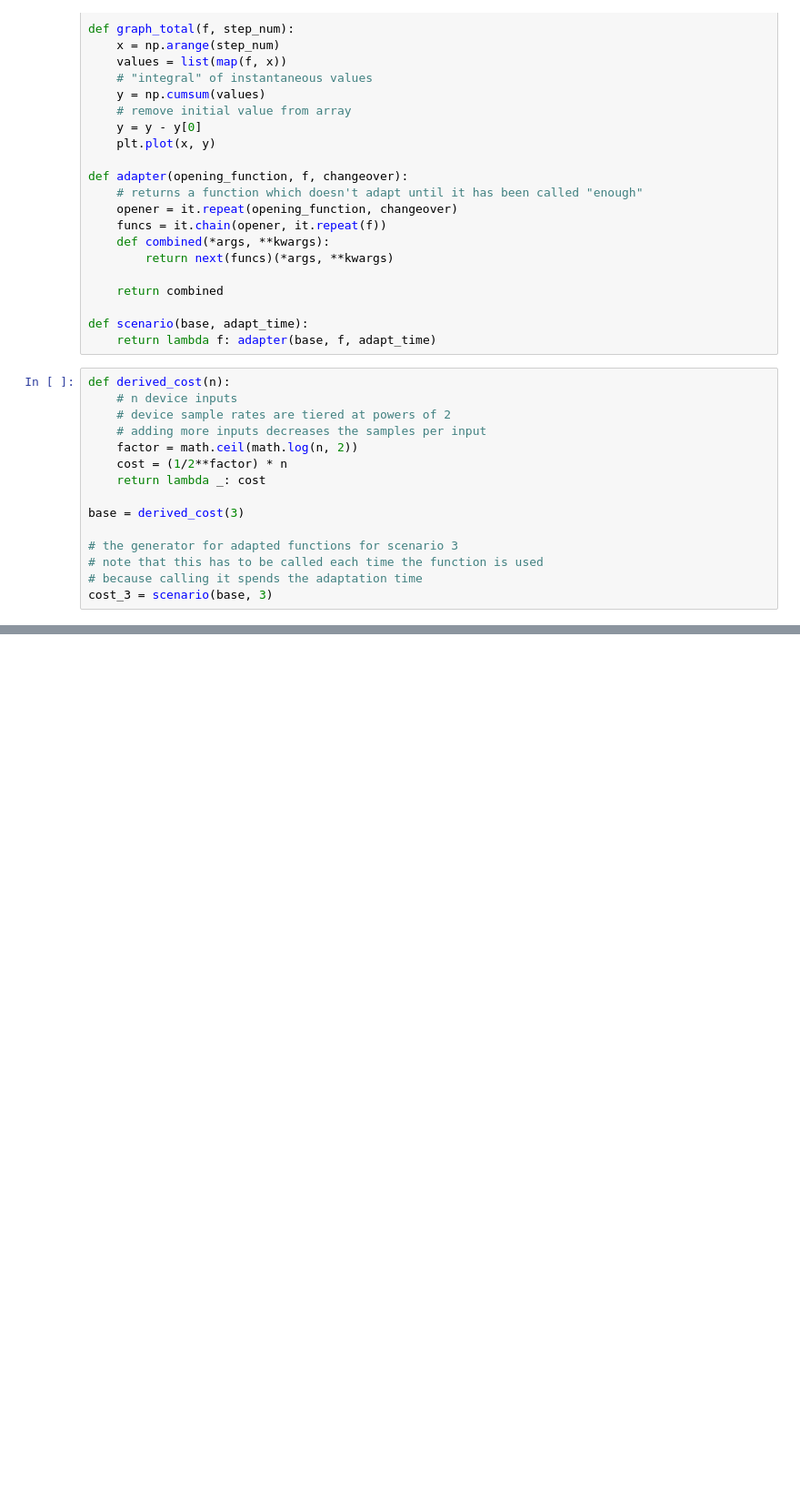
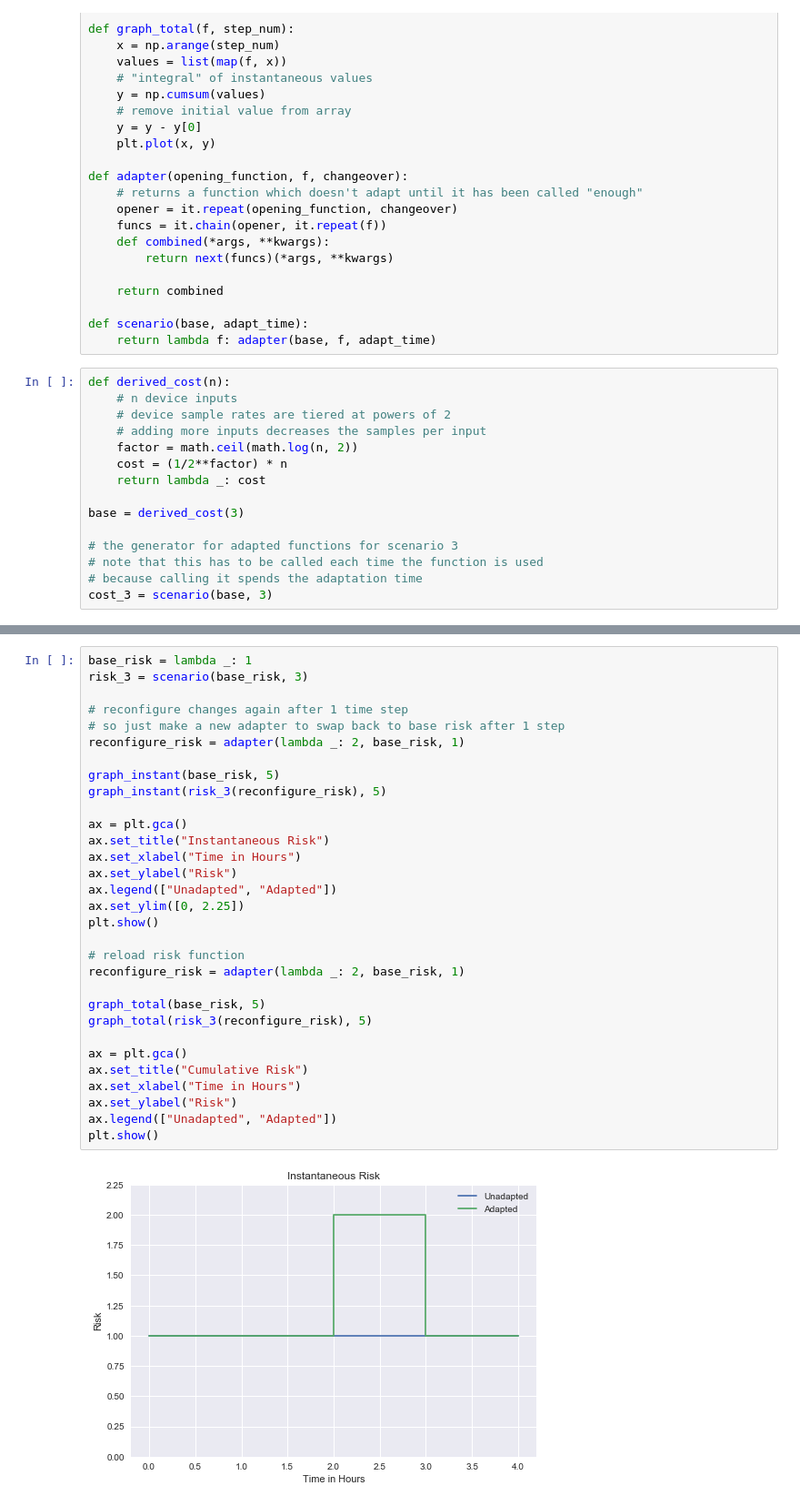
Before and after one commit to darpa-brass/adaptive-constraint-satisfaction, a Jupyter notebook: metrics/Metric Functions.ipynb, the cells around one changed output, grey strips where cells are left out. Shown: that part at 91% size. Cells and saved outputs as stored; diff of their text form; blank space fills up the shorter version.

```diff
--- a/metrics/Metric Functions.ipynb
+++ b/metrics/Metric Functions.ipynb
@@ -105,0 +141,33 @@ plt.show()
+# %%
+base_risk = lambda _: 1
+risk_3 = scenario(base_risk, 3)
+
+# reconfigure changes again after 1 time step
+# so just make a new adapter to swap back to base risk after 1 step
+reconfigure_risk = adapter(lambda _: 2, base_risk, 1)
+
+graph_instant(base_risk, 5)
+graph_instant(risk_3(reconfigure_risk), 5)
+
+ax = plt.gca()
+ax.set_title("Instantaneous Risk")
+ax.set_xlabel("Time in Hours")
+ax.set_ylabel("Risk")
+ax.legend(["Unadapted", "Adapted"])
+ax.set_ylim([0, 2.25])
+plt.show()
+
+# reload risk function
+reconfigure_risk = adapter(lambda _: 2, base_risk, 1)
+
+graph_total(base_risk, 5)
+graph_total(risk_3(reconfigure_risk), 5)
+
+ax = plt.gca()
+ax.set_title("Cumulative Risk")
+ax.set_xlabel("Time in Hours")
+ax.set_ylabel("Risk")
+ax.legend(["Unadapted", "Adapted"])
+plt.show()
+# %% [output]
+[figure, added]
```
Also changed, not shown: parts of 5 cells of this notebook.
